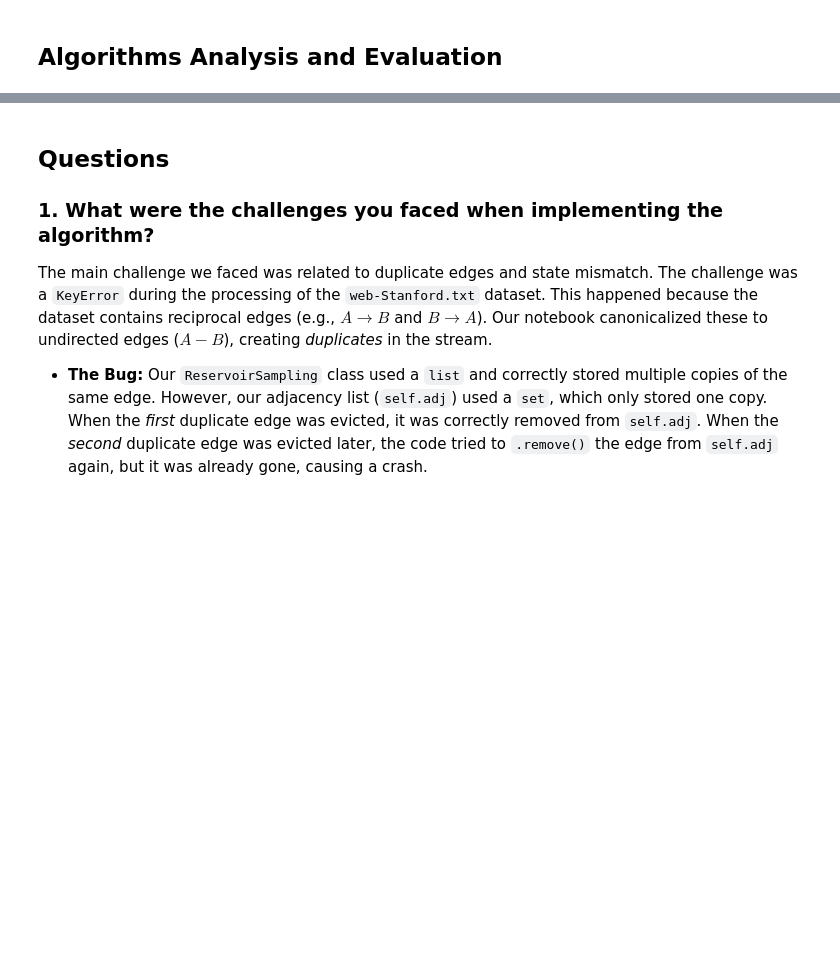
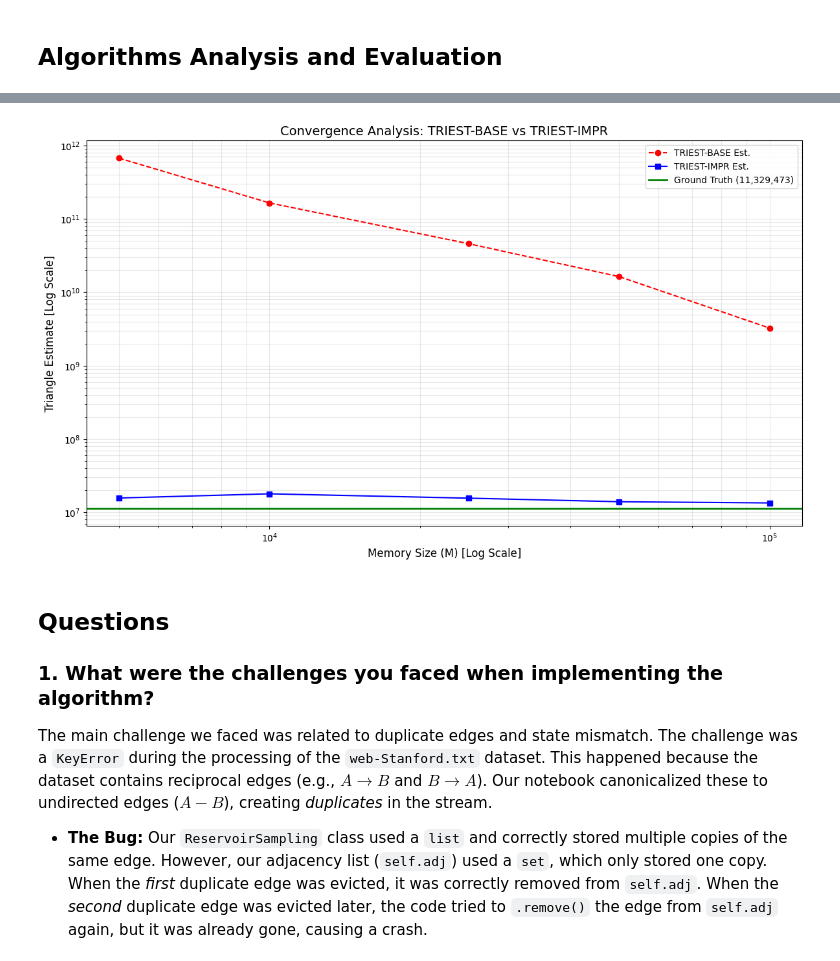
Before and after one commit to emanueleminotti/ID2222-DataMining, a Jupyter notebook: homework3/MiningDataStreams.ipynb, the cells around one changed output, grey strips where cells are left out. Drawn from its saved outputs; the diff is of its cells as text; code cells hidden in the pictures; blank space fills up the shorter version.

Commit message:
unpdated homework 3 with Impact of Memory Size (M)

```diff
--- a/homework3/MiningDataStreams.ipynb
+++ b/homework3/MiningDataStreams.ipynb
@@ -233,0 +236,78 @@ Conclusion: TRIEST-IMPR provided a more accurate estimation.
+# %%
+import matplotlib.pyplot as plt
+import time
+
+# --- Experiment Configuration ---
+# Test different M values to observe how estimates converge to Ground Truth
+M_values = [5000, 10000, 25000, 50000, 100000]
+file_path = 'data/web-Stanford.txt'
+ground_truth = 11329473
+
+results_base = []
+results_impr = []
+
+print(f"Starting parametric analysis on M: {M_values}")
+print(f"Reading file: {file_path}")
+
+# --- Execution Loop ---
+for M in M_values:
+    start_time = time.time()
+    print(f"Running with M = {M}...", end=" ")
+
+    t_base = TriestBase(M)
+    t_impr = TriestImpr(M)
+
+    # Custom processing loop (suppressing intermediate prints for cleaner output)
+    try:
+        with open(file_path, 'r') as f:
+            for line in f:
+                if line.startswith('#'): continue
+                parts = line.split()
+                if len(parts) < 2: continue
+                try:
+                    u, v = int(parts[0]), int(parts[1])
+                except ValueError: continue
+                if u == v: continue
+
+                # Canonicalize edge
+                if u > v: u, v = v, u
+
+                t_base.process_edge(u, v)
+                t_impr.process_edge(u, v)
+
+    except FileNotFoundError:
+        print("Error: File not found!")
+        break
+
+    est_base = t_base.get_estimation()
+    est_impr = t_impr.get_estimation()
+
+    results_base.append(est_base)
+    results_impr.append(est_impr)
+
+    elapsed = time.time() - start_time
+    print(f"Done in {elapsed:.2f}s. \n   -> Base: {int(est_base):,} | Impr: {int(est_impr):,}")
+
+# --- Plotting Results ---
+plt.figure(figsize=(12, 7))
+
+# Plot Base and Impr
+plt.plot(M_values, results_base, marker='o', label='TRIEST-BASE Est.', color='red', linestyle='--')
+plt.plot(M_values, results_impr, marker='s', label='TRIEST-IMPR Est.', color='blue', linestyle='-')
+
+# Plot Ground Truth
+plt.axhline(y=ground_truth, color='green', linestyle='-', linewidth=2, label=f'Ground Truth ({ground_truth:,})')
+
+# Axis Configuration
+plt.xscale('log') # Log scale to visualize orders of magnitude for M
+plt.yscale('log') # Log scale needed because Base error can be massive
+
+plt.xlabel('Memory Size (M) [Log Scale]', fontsize=12)
+plt.ylabel('Triangle Estimate [Log Scale]', fontsize=12)
+plt.title('Convergence Analysis: TRIEST-BASE vs TRIEST-IMPR', fontsize=14)
+plt.grid(True, which="both", ls="-", alpha=0.3)
+plt.legend()
+
+plt.tight_layout()
+plt.show()
+# %% [output]
@@ -234,3 +326,4 @@ Conclusion: TRIEST-IMPR provided a more accurate estimation.
+[figure, added]
 # %% [markdown]
 ## Questions
 
```
Also changed, not shown: parts of 4 cells of this notebook, 2 other files.
